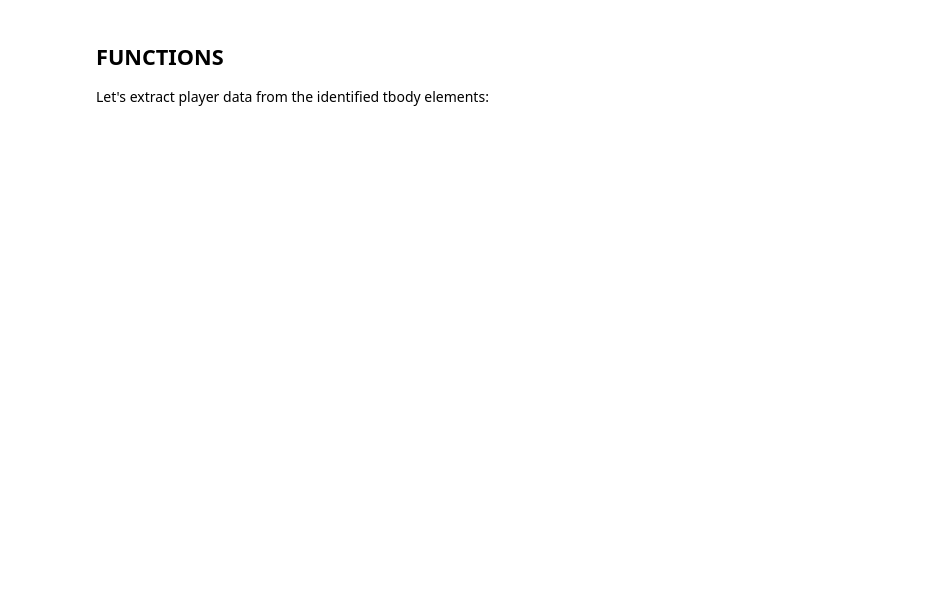
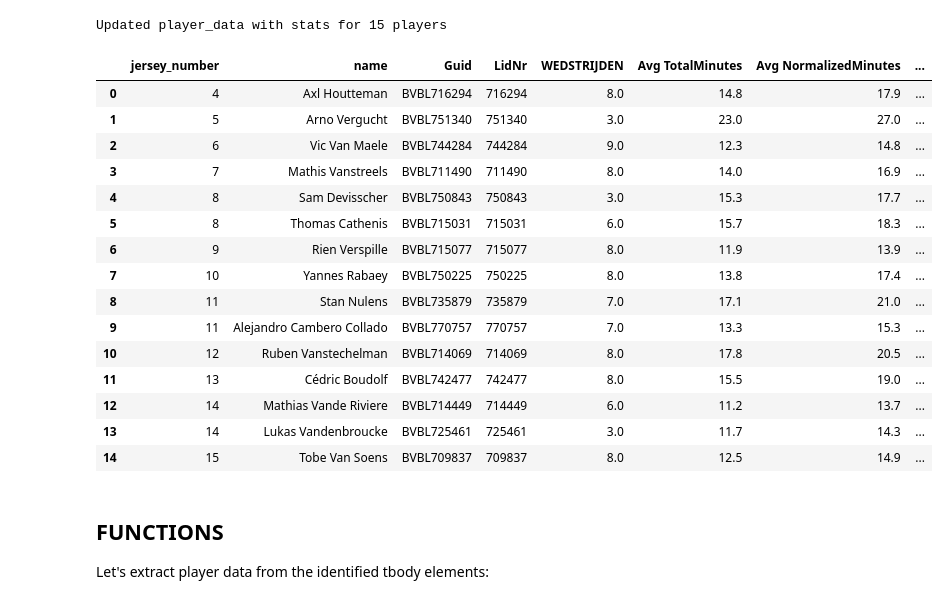
Before and after one commit to stijnhuysman/HAANTJES, a Jupyter notebook: WORKING SCRIPTS/extract_tbody_notebook.ipynb, the cells around one changed output. Saved outputs shown, nothing was run; the diff lists cells and outputs as text; code cells hidden in the pictures; blank space fills up the shorter version.

```diff
--- a/WORKING SCRIPTS/extract_tbody_notebook.ipynb
+++ b/WORKING SCRIPTS/extract_tbody_notebook.ipynb
@@ -0,0 +153,20 @@
+# %%
+import pandas as pd
+
+# Extract player data directly from soup (tbody)
+tbody = soup.find('tbody')
+rows = tbody.find_all('tr') if tbody else []
+
+player_list = []
+for row in rows:
+    cols = row.find_all('td')
+    if len(cols) >= 2:
+        # Extract jersey number (remove icon if present)
+        jersey_text = cols[0].get_text(strip=True)
+        jersey_number = pd.to_numeric(jersey_text.split()[-1], errors='coerce')
+        name = cols[1].get_text(strip=True)
+        if pd.notna(jersey_number) and name:
+            player_list.append({'jersey_number': int(jersey_number), 'name': name})
+
+player_data = pd.DataFrame(player_list)
+player_data
@@ -0,0 +235,40 @@
+# %%
+# Add columns from FETCH_PLAYERS_AVG function to player_data DataFrame
+for index, row in player_data.iterrows():
+    guid = row['Guid']
+    if pd.notna(guid):
+        try:
+            # Get player stats using the FETCH_PLAYERS_AVG function
+            player_stats = FETCH_PLAYERS_AVG(guid)
+
+            if not player_stats.empty:
+                # Get the first row of stats (assuming one player per Guid)
+                stats_row = player_stats.iloc[0]
+
+                # Add all stats columns to player_data
+                for col in player_stats.columns:
+                    if col not in ['Name', 'AGE']:  # Skip duplicate columns
+                        player_data.loc[index, col] = stats_row[col]
+        except Exception as e:
+            print(f"Error fetching stats for {row['name']} (Guid: {guid}): {e}")
+
+print(f"Updated player_data with stats for {len(player_data)} players")
+player_data
+# %% [output]
+Updated player_data with stats for 15 players
+|  | jersey_number | name | Guid | LidNr | WEDSTRIJDEN | Avg TotalMinutes | Avg NormalizedMinutes | ... |
+| 0 | 4 | Axl Houtteman | BVBL716294 | 716294 | 8.0 | 14.8 | 17.9 | ... |
+| 1 | 5 | Arno Vergucht | BVBL751340 | 751340 | 3.0 | 23.0 | 27.0 | ... |
+| 2 | 6 | Vic Van Maele | BVBL744284 | 744284 | 9.0 | 12.3 | 14.8 | ... |
+| 3 | 7 | Mathis Vanstreels | BVBL711490 | 711490 | 8.0 | 14.0 | 16.9 | ... |
+| 4 | 8 | Sam Devisscher | BVBL750843 | 750843 | 3.0 | 15.3 | 17.7 | ... |
+| 5 | 8 | Thomas Cathenis | BVBL715031 | 715031 | 6.0 | 15.7 | 18.3 | ... |
+| 6 | 9 | Rien Verspille | BVBL715077 | 715077 | 8.0 | 11.9 | 13.9 | ... |
+| 7 | 10 | Yannes Rabaey | BVBL750225 | 750225 | 8.0 | 13.8 | 17.4 | ... |
+| 8 | 11 | Stan Nulens | BVBL735879 | 735879 | 7.0 | 17.1 | 21.0 | ... |
+| 9 | 11 | Alejandro Cambero Collado | BVBL770757 | 770757 | 7.0 | 13.3 | 15.3 | ... |
+| 10 | 12 | Ruben Vanstechelman | BVBL714069 | 714069 | 8.0 | 17.8 | 20.5 | ... |
+| 11 | 13 | Cédric Boudolf | BVBL742477 | 742477 | 8.0 | 15.5 | 19.0 | ... |
+| 12 | 14 | Mathias Vande Riviere | BVBL714449 | 714449 | 6.0 | 11.2 | 13.7 | ... |
+| 13 | 14 | Lukas Vandenbroucke | BVBL725461 | 725461 | 3.0 | 11.7 | 14.3 | ... |
+| 14 | 15 | Tobe Van Soens | BVBL709837 | 709837 | 8.0 | 12.5 | 14.9 | ... |
```
Also changed, not shown: parts of 20 cells of this notebook, 1 other file.
